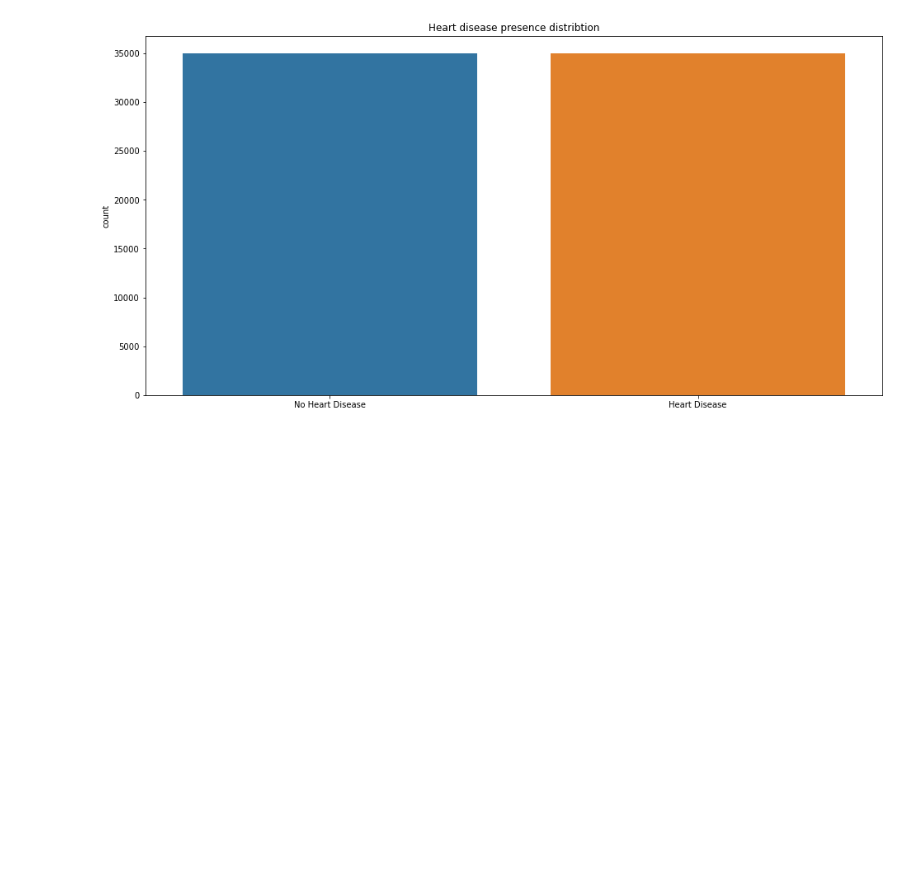
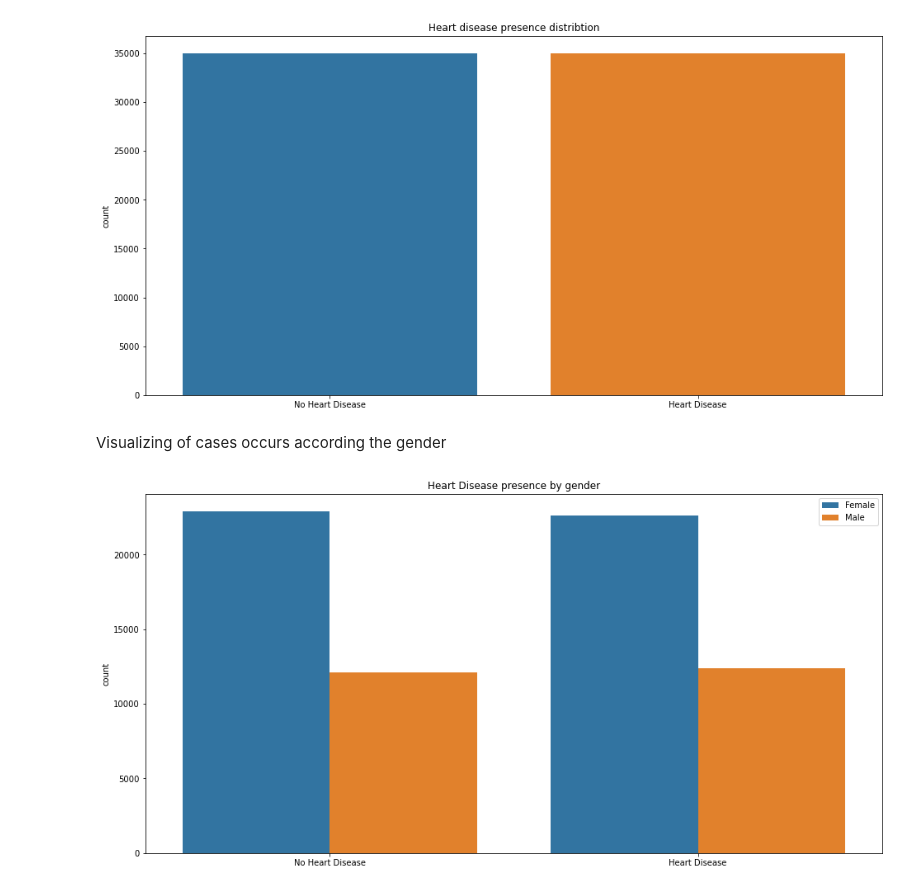
Before and after one commit to RamicAmir/Grupp2-Machine-Learning, a Jupyter notebook: heart_disease.ipynb, the cells around one changed output. Saved outputs shown, nothing was run; the diff lists cells and outputs as text; code cells hidden in the pictures; blank space fills up the shorter version.

Commit message:
Added visualizing gender

```diff
--- a/heart_disease.ipynb
+++ b/heart_disease.ipynb
@@ -119,3 +119,15 @@ plt.xlabel("")
 plt.show()
 # %% [output]
 [figure]
+# %% [markdown]
+Visualizing of cases occurs according the gender
+# %%
+rcParams['figure.figsize'] = 16, 8
+f = sns.countplot(x='cardio', data=df, hue='gender')
+plt.legend(['Female', 'Male'])
+f.set_title('Heart Disease presence by gender')
+f.set_xticklabels(['No Heart Disease', 'Heart Disease'])
+plt.xlabel("")
+plt.show()
+# %% [output]
+[figure, added]
```
